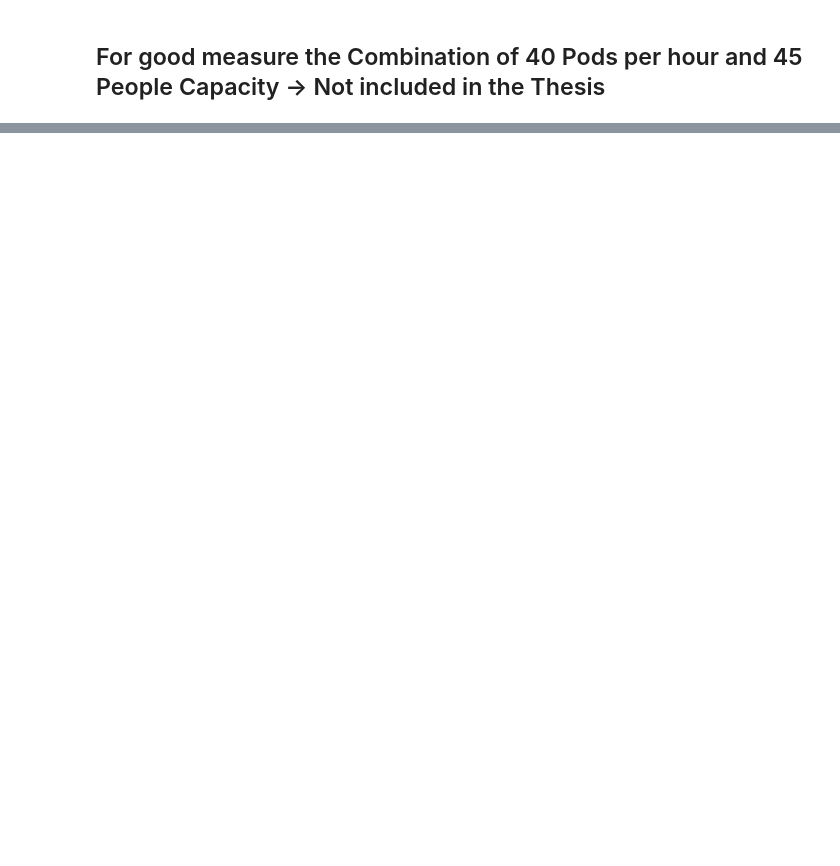
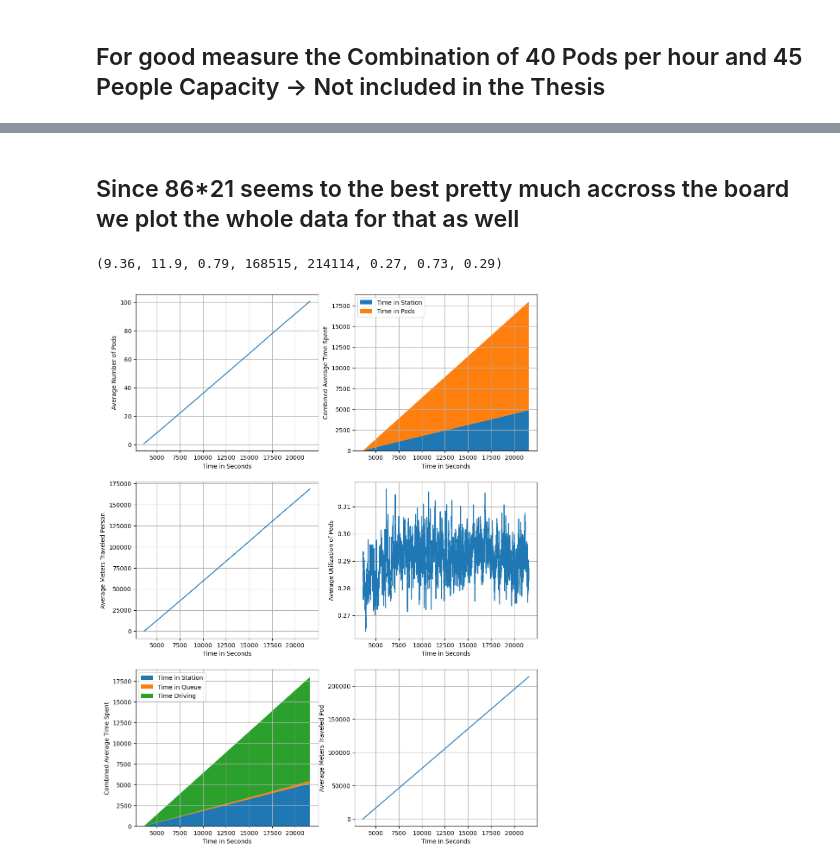
Before and after one commit to deeliciouscode/publicflow, a Jupyter notebook: analysis/evaluate_metrics.ipynb, the cells around one changed output, grey strips where cells are left out. Drawn from its saved outputs; the diff is of its cells as text; code cells hidden in the pictures; blank space fills up the shorter version.

```diff
--- a/analysis/evaluate_metrics.ipynb
+++ b/analysis/evaluate_metrics.ipynb
@@ -61,7 +61,7 @@ def plot_metrics(metrics_people, metrics_pods, from_ts='min', to_ts='max'):
     axs[2][1].set_ylabel("Average Meters Traveled Pod")
     axs[2][1].grid()
 # %%
-def calc_metrics(metrics_people, metrics_pods, from_ts='min', to_ts='max'):
+def calc_metrics(metrics_people, metrics_pods, verbose=False, from_ts='min', to_ts='max'):
     metrics_people.set_index = metrics_people["ts"]
     metrics_pods.set_index = metrics_pods["ts"]
 
@@ -73,23 +73,33 @@ def calc_metrics(metrics_people, metrics_pods, from_ts='min', to_ts='max'):
     metrics_people = metrics_people[from_ts:to_ts]
     metrics_pods = metrics_pods[from_ts:to_ts]
 
-    m_avg_per_s_people = metrics_people["meters_traveled"].iloc[-1] / len(metrics_people)
+    m_avg_per_s_ppl = metrics_people["meters_traveled"].iloc[-1] / len(metrics_people)
     m_abs_avg_people = metrics_people["meters_traveled"].iloc[-1]
     m_avg_per_s_pods = metrics_pods["meters_traveled"].iloc[-1] / len(metrics_pods)
     m_abs_avg_pods = metrics_pods["meters_traveled"].iloc[-1]
-    ration_m_avg_per_s_person_to_m_avg_per_s_pod = m_avg_per_s_people / m_avg_per_s_pods
+    mrs_people_pods = m_avg_per_s_ppl / m_avg_per_s_pods
     wr_avg = metrics_people["time_in_station"].iloc[-1] / len(metrics_people)
-    mr_avg = 1 - metrics_people["time_in_station"].iloc[-1] / len(metrics_people)
+    dr_avg = 1 - metrics_people["time_in_station"].iloc[-1] / len(metrics_people)
     ur_avg = metrics_pods["utilization"].sum() / len(metrics_pods)
 
-    return (round(m_avg_per_s_people, 2),
-            round(m_abs_avg_people),
-            round(m_avg_per_s_pods, 2),
-            round(m_abs_avg_pods),
-            round(ration_m_avg_per_s_person_to_m_avg_per_s_pod, 2),
-            round(wr_avg, 2),
-            round(mr_avg, 2),
-            round(ur_avg, 2))
+    if verbose:
+        return (("m_avg_per_s_ppl", (round(m_avg_per_s_ppl, 2))),
+                ("m_avg_per_s_pods", round(m_avg_per_s_pods, 2)),
+                ("mrs_people_pods", round(mrs_people_pods, 2)),
+                ("m_abs_avg_people", round(m_abs_avg_people)),
+                ("m_abs_avg_pods", round(m_abs_avg_pods)),
+                ("wr_avg", round(wr_avg, 2)),
+                ("dr_avg", round(dr_avg, 2)),
+                ("ur_avg", round(ur_avg, 2)))
+    else:
+        return (round(m_avg_per_s_ppl, 2),
+                round(m_avg_per_s_pods, 2),
+                round(mrs_people_pods, 2),
+                round(m_abs_avg_people),
+                round(m_abs_avg_pods),
+                round(wr_avg, 2),
+                round(dr_avg, 2),
+                round(ur_avg, 2))
 # %% [markdown]
 # Gather Metrics for Thesis
 
@@ -217,0 +364,11 @@ calc_metrics(people_avg_metrics, pods_avg_metrics)
+# %% [markdown]
+## Since 86*21 seems to the best pretty much accross the board we plot the whole data for that as well
+# %%
+# 86x21
+people_avg_metrics = pd.read_csv("/home/david/Code/Uni/publicflow/metrics/gather/2022.09.27_16:24/people/avg.txt")
+pods_avg_metrics = pd.read_csv("/home/david/Code/Uni/publicflow/metrics/gather/2022.09.27_16:24/pods/avg.txt")
+plot_metrics(people_avg_metrics, pods_avg_metrics)
+calc_metrics(people_avg_metrics, pods_avg_metrics)
+# %% [output]
+(9.36, 11.9, 0.79, 168515, 214114, 0.27, 0.73, 0.29)
+[figure, added]
```
Also changed, not shown: parts of 22 cells of this notebook, 1 other file.
